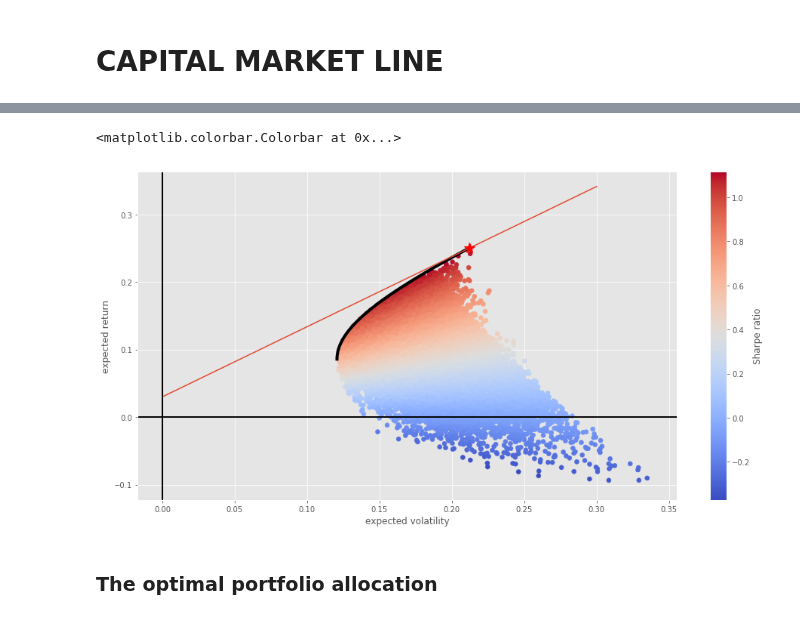
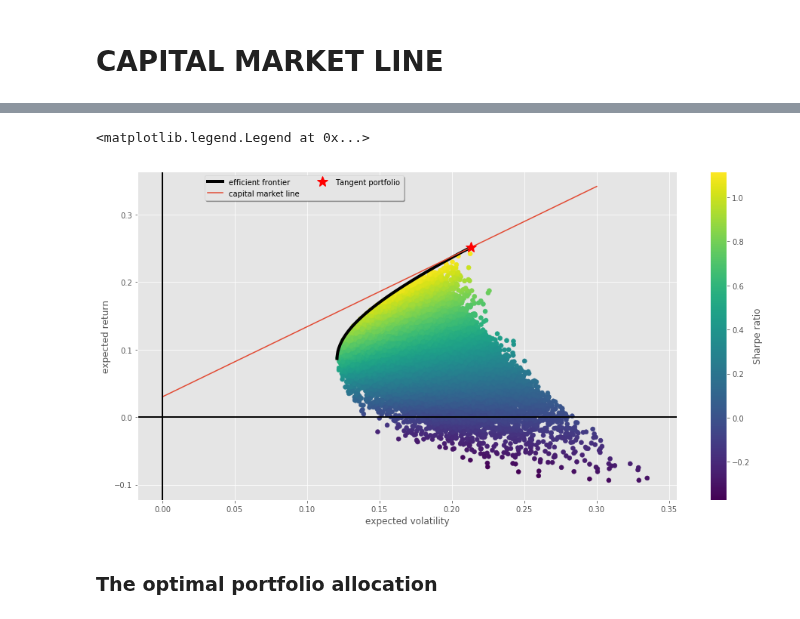
Before and after one commit to NumEconCopenhagen/projects-2019-mk, a Jupyter notebook: modelproject/modelproject/Modern Portfolio Theory.ipynb, the cells around one changed output, grey strips where cells are left out. Saved outputs shown, nothing was run; the diff lists cells and outputs as text; code cells hidden in the pictures.

```diff
--- a/modelproject/modelproject/Modern Portfolio Theory.ipynb
+++ b/modelproject/modelproject/Modern Portfolio Theory.ipynb
@@ -237,10 +221,10 @@ where
 
 $\begin{aligned} R_{p} &=\textit { Return of portfolio } \\ R_{f} &=\textit { Risk-free rate } \\ \sigma_{p} &=\textit { Standard deviation of the portfolio's excess return } \end{aligned}$
 # %%
-def statistics(weights):
+def portfolio(weights):
  weights = np.array(weights)
- pret = np.sum(rets.mean() * weights) * 252 # annualized portfolio return
- pvol = np.sqrt(np.dot(weights.T, np.dot(rets.cov() * 252, weights))) # annualized portfolio variance
- return np.array([pret, pvol, pret / pvol]) # a tuble of annualized portfolio return, annualized portfolio variance and Sharpe Ratio of the portfolio
+ pret = np.sum(rets.mean() * weights) * 252 # Portfolio annulized return
+ pvol = np.sqrt(np.dot(weights.T, np.dot(rets.cov() * 252, weights))) # Portfolio annulized standard deviation
+ return np.array([pret, pvol, pret / pvol]) # Portfolio annulized return, Portfolio annulized standard deviation, Portfolio Sharpe ratio
 # %% [markdown]
 The output from the statistics function creates an tuble containing $\mathbb{E} R_{i},\sigma_{i}^{2},\frac{R_{p}-R_{f}}{\sigma_{p}}$
@@ -369,5 +356,8 @@ is always changing.
+# %%
+def min_func_port(weights):
+     return portfolio(weights)[1] #portfolio function
 # %%
-cons = ({'type': 'eq', 'fun': lambda x: statistics(x)[0] - tret},
+cons = ({'type': 'eq', 'fun': lambda x: portfolio(x)[0] - tret},
 {'type': 'eq', 'fun': lambda x: np.sum(x) - 1})
 bnds = tuple((0, 1) for x in weights)
 #normal bounds for optimization
@@ -375,11 +365,10 @@ bnds = tuple((0, 1) for x in weights)
 Define a range for target returns.
 # %%
 %%time
-trets = np.linspace(0.0, 0.25, 100)
-#100 iterations, and the bounds
+trets = np.linspace(0.0, 0.25,100) # target return, within 0 % to 2,5 %, 100 samples
 tvols = []
 for tret in trets:
- cons = ({'type': 'eq', 'fun': lambda x: statistics(x)[0] - tret}, {'type': 'eq', 'fun': lambda x: np.sum(x) - 1})
+ cons = ({'type': 'eq', 'fun': lambda x: portfolio(x)[0] - tret}, {'type': 'eq', 'fun': lambda x: np.sum(x) - 1})
  res = sco.minimize(min_func_port, noa * [1. / noa,], method='SLSQP', bounds=bnds, constraints=cons)
  tvols.append(res['fun'])
 tvols = np.array(tvols)
@@ -451,22 +451,23 @@ array([0., 0., 0.])
 # %%
 plt.figure(figsize=(16, 8))
 plt.scatter(pvols, prets,
- c=(prets - 0.01) / pvols, marker='o', cmap='coolwarm')
+ c=(prets - 0.01) / pvols, marker='o', cmap='viridis')
  # random portfolio composition
-plt.plot(evols, erets, 'black', lw=4.0)
+plt.plot(evols, erets, 'black', lw=4.0, label ='efficient frontier')
  # efficient frontier
 cx = np.linspace(0.0, 0.3)
-plt.plot(cx, opt[0] + opt[1] * cx, lw=1.5)
+plt.plot(cx, opt[0] + opt[1] * cx, lw=1.5, label ='capital market line')
  # capital market line
-plt.plot(opt[2], f(opt[2]), 'r*', markersize=15.0)
+plt.plot(opt[2], f(opt[2]), 'r*', markersize=15.0, label ='Tangent portfolio')
 plt.grid(True)
 plt.axhline(0, color='k', ls='-', lw=2.0)
 plt.axvline(0, color='k', ls='-', lw=2.0)
 plt.xlabel('expected volatility')
 plt.ylabel('expected return')
 plt.colorbar(label='Sharpe ratio')
+plt.legend(loc='best', bbox_to_anchor=(0.5, 1.00), shadow=True, ncol=2)
 # %% [output]
-<matplotlib.colorbar.Colorbar at 0x...>
+<matplotlib.legend.Legend at 0x...>
-[figure, old version]
+[figure, new version]
 # %% [markdown]
 ### The optimal portfolio allocation
```
Also changed, not shown: parts of 48 cells of this notebook.
